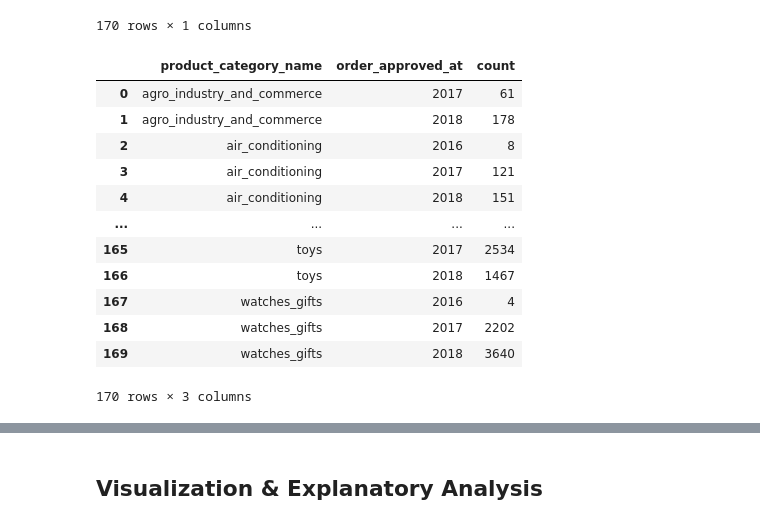
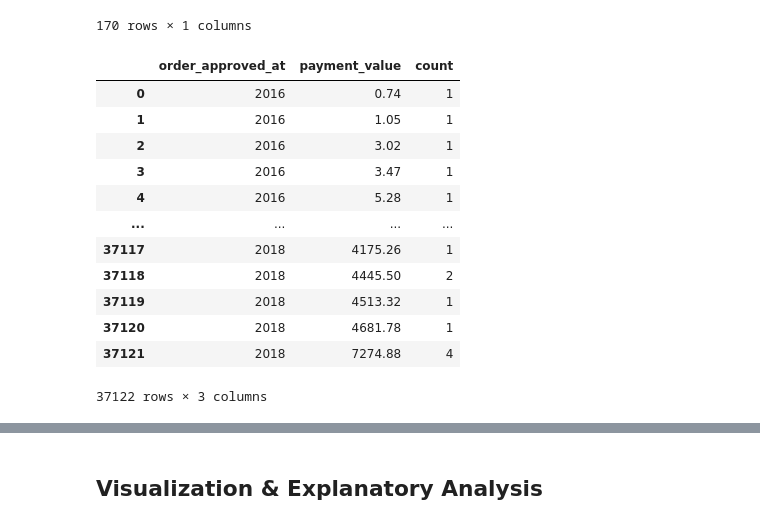
Before and after one commit to ilman79/Project_dicoding, a Jupyter notebook: Project_DataAnalisis.ipynb, the cells around one changed output, grey strips where cells are left out. Drawn from its saved outputs; the diff is of its cells as text; code cells hidden in the pictures.

```diff
--- a/Project_DataAnalisis.ipynb
+++ b/Project_DataAnalisis.ipynb
@@ -1035,18 +1032,18 @@ product_penjualan.groupby(['product_category_name',product_penjualan['order_appr
 |  | 2018 | 3640 |
 170 rows × 1 columns
 # %%
-product_penjualan.groupby(['product_category_name',product_penjualan['order_approved_at'].dt.year]).size().reset_index(name='count')
+product_penjualan.groupby([product_penjualan['order_approved_at'].dt.year, 'payment_value']).size().reset_index(name='count')
 # %% [output]
-|  | product_category_name | order_approved_at | count |
-| 0 | agro_industry_and_commerce | 2017 | 61 |
-| 1 | agro_industry_and_commerce | 2018 | 178 |
-| 2 | air_conditioning | 2016 | 8 |
-| 3 | air_conditioning | 2017 | 121 |
-| 4 | air_conditioning | 2018 | 151 |
+|  | order_approved_at | payment_value | count |
+| 0 | 2016 | 0.74 | 1 |
+| 1 | 2016 | 1.05 | 1 |
+| 2 | 2016 | 3.02 | 1 |
+| 3 | 2016 | 3.47 | 1 |
+| 4 | 2016 | 5.28 | 1 |
 | ... | ... | ... | ... |
-| 165 | toys | 2017 | 2534 |
-| 166 | toys | 2018 | 1467 |
-| 167 | watches_gifts | 2016 | 4 |
-| 168 | watches_gifts | 2017 | 2202 |
-| 169 | watches_gifts | 2018 | 3640 |
+| 37117 | 2018 | 4175.26 | 1 |
+| 37118 | 2018 | 4445.50 | 2 |
+| 37119 | 2018 | 4513.32 | 1 |
+| 37120 | 2018 | 4681.78 | 1 |
+| 37121 | 2018 | 7274.88 | 4 |
-170 rows × 3 columns
+37122 rows × 3 columns
```
Also changed, not shown: parts of 17 cells of this notebook.
